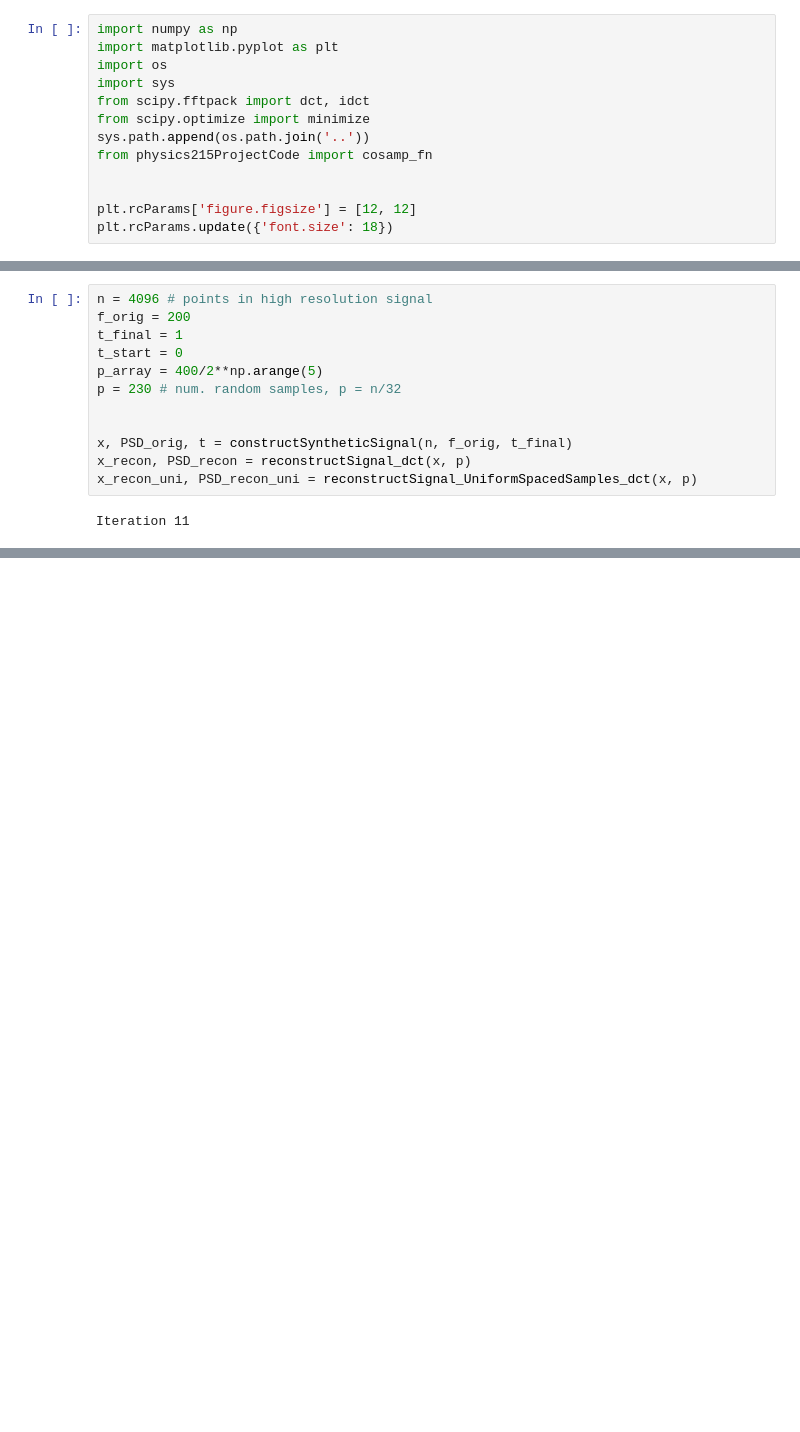
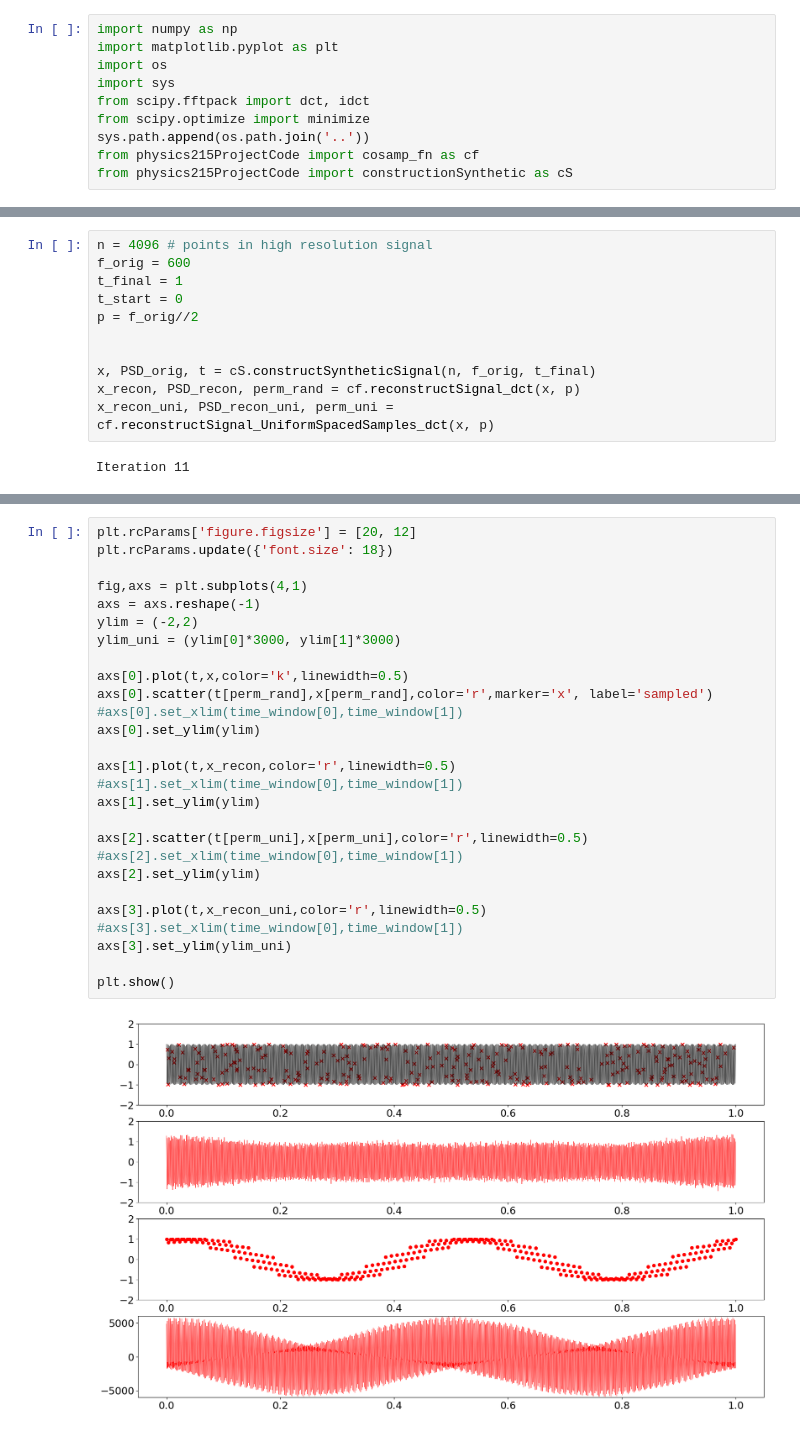
Before and after one commit to LorenzoJoquino/Physics215Project_CompSensGroup, a Jupyter notebook: notebooks/NewOrigTest.ipynb, the cells around one changed output, grey strips where cells are left out. Cells and saved outputs as stored; diff of their text form; blank space fills up the shorter version.

Commit message:
Successful plotting of a single wave (below Nyquist Frequency sampling)

```diff
--- a/notebooks/NewOrigTest.ipynb
+++ b/notebooks/NewOrigTest.ipynb
@@ -6,8 +6,5 @@ import sys
 from scipy.fftpack import dct, idct
 from scipy.optimize import minimize
 sys.path.append(os.path.join('..'))
-from physics215ProjectCode import cosamp_fn
-
-
-plt.rcParams['figure.figsize'] = [12, 12]
-plt.rcParams.update({'font.size': 18})
+from physics215ProjectCode import cosamp_fn as cf
+from physics215ProjectCode import constructionSynthetic as cS
@@ -120,15 +13,14 @@ def reconstructSignal_UniformSpacedSamples_dct(x, p, sparsity=10, epsilon=1.e-10
 # %%
 n = 4096 # points in high resolution signal
-f_orig = 200
+f_orig = 600
 t_final = 1
 t_start = 0
-p_array = 400/2**np.arange(5)
-p = 230 # num. random samples, p = n/32
+p = f_orig//2
 
 
-x, PSD_orig, t = constructSyntheticSignal(n, f_orig, t_final)
-x_recon, PSD_recon = reconstructSignal_dct(x, p)
-x_recon_uni, PSD_recon_uni = reconstructSignal_UniformSpacedSamples_dct(x, p)
+x, PSD_orig, t = cS.constructSyntheticSignal(n, f_orig, t_final)
+x_recon, PSD_recon, perm_rand = cf.reconstructSignal_dct(x, p)
+x_recon_uni, PSD_recon_uni, perm_uni = cf.reconstructSignal_UniformSpacedSamples_dct(x, p)
 # %% [output]
 Iteration 11
 # %% [markdown]
@@ -167,0 +28,29 @@ NameError: name 'freq' is not defined
+# %%
+plt.rcParams['figure.figsize'] = [20, 12]
+plt.rcParams.update({'font.size': 18})
+
+fig,axs = plt.subplots(4,1)
+axs = axs.reshape(-1)
+ylim = (-2,2)
+ylim_uni = (ylim[0]*3000, ylim[1]*3000)
+
+axs[0].plot(t,x,color='k',linewidth=0.5)
+axs[0].scatter(t[perm_rand],x[perm_rand],color='r',marker='x', label='sampled')
+#axs[0].set_xlim(time_window[0],time_window[1])
+axs[0].set_ylim(ylim)
+
+axs[1].plot(t,x_recon,color='r',linewidth=0.5)
+#axs[1].set_xlim(time_window[0],time_window[1])
+axs[1].set_ylim(ylim)
+
+axs[2].scatter(t[perm_uni],x[perm_uni],color='r',linewidth=0.5)
+#axs[2].set_xlim(time_window[0],time_window[1])
+axs[2].set_ylim(ylim)
+
+axs[3].plot(t,x_recon_uni,color='r',linewidth=0.5)
+#axs[3].set_xlim(time_window[0],time_window[1])
+axs[3].set_ylim(ylim_uni)
+
+plt.show()
+# %% [output]
+[figure, added]
```
Also changed, not shown: parts of 8 cells of this notebook, 4 other files.
